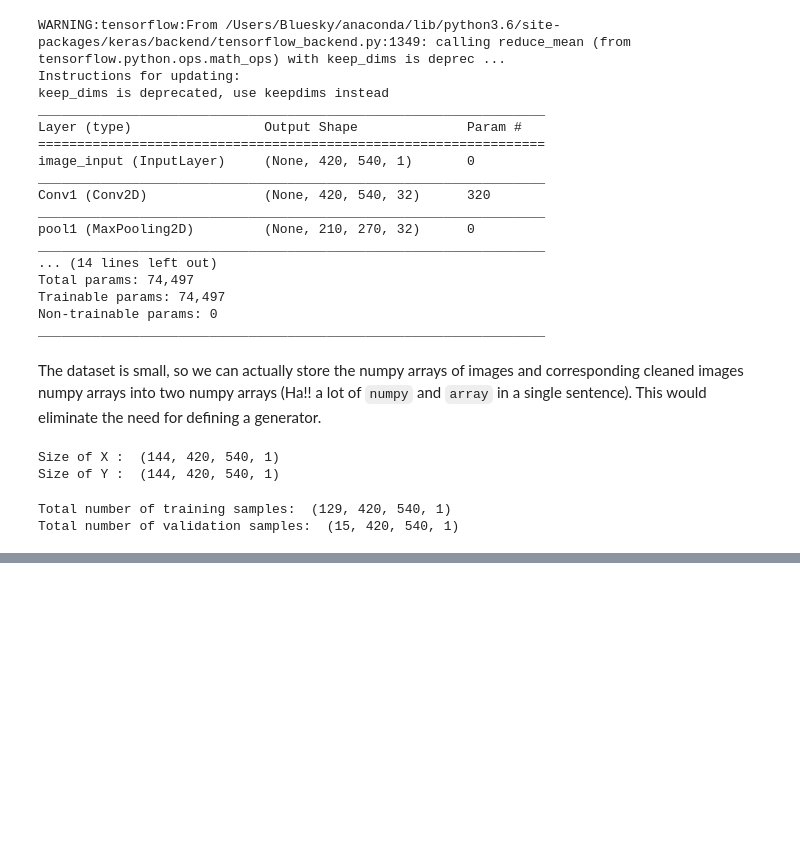
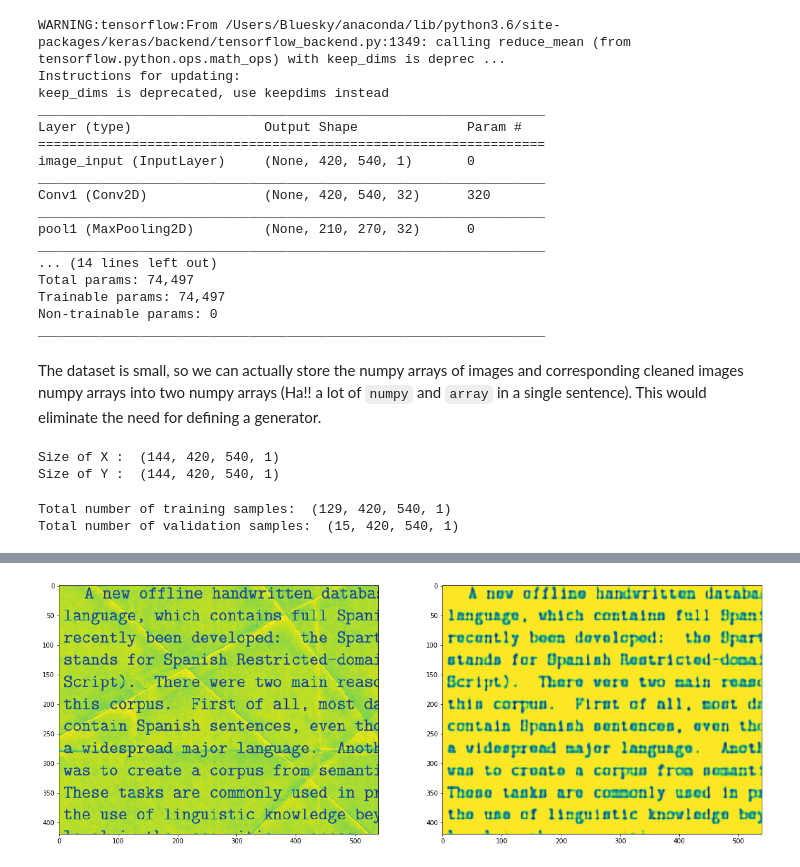
Before and after one commit to Bluesky0022/ML-project-DenoisingText, a Jupyter notebook: DenoiseAutoEncoder.ipynb, the cells around one changed output, grey strips where cells are left out. Saved outputs shown, nothing was run; the diff lists cells and outputs as text; code cells hidden in the pictures; blank space fills up the shorter version.

```diff
--- a/DenoiseAutoEncoder.ipynb
+++ b/DenoiseAutoEncoder.ipynb
@@ -174,0 +177,10 @@ plt.show()
+# %%
+plt.figure(figsize=(20, 40))
+plt.subplot(1, 2, 1)
+id=15
+plt.imshow(np.squeeze(X_test[id]))
+plt.subplot(1, 2, 2)
+plt.imshow(np.squeeze(X_dec[id]))
+plt.show()
+# %% [output]
+[figure, added]
```
Also changed, not shown: parts of 12 cells of this notebook.
